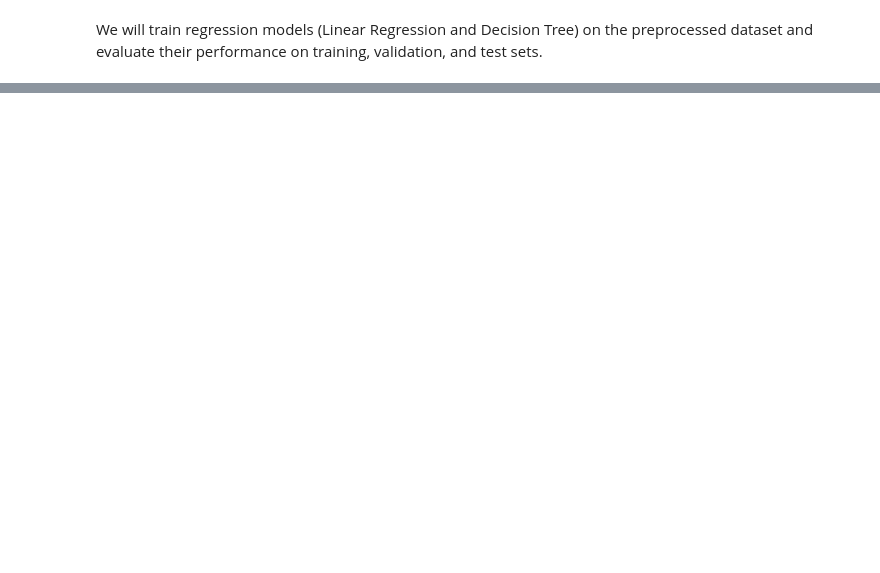
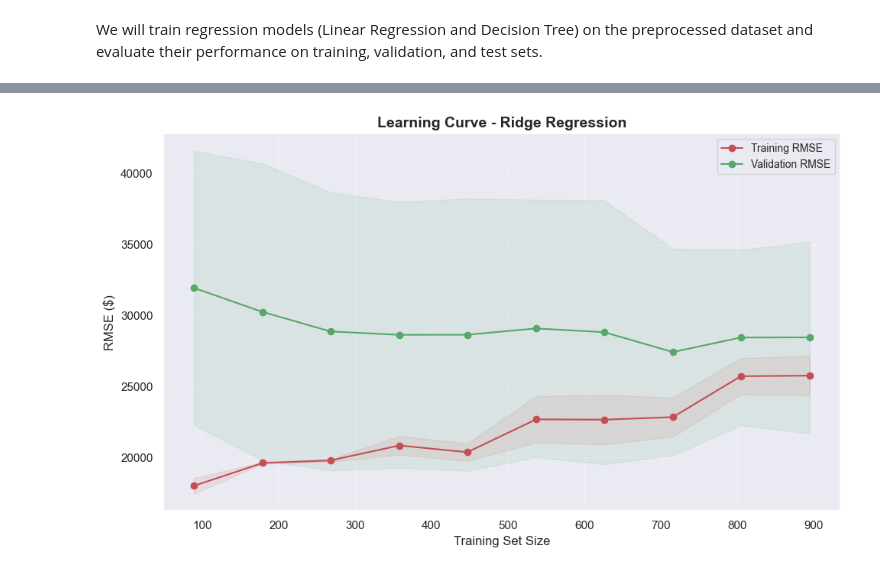
Before and after one commit to haydenpham/CS4120-MLProject, a Jupyter notebook: project/src/train_regression_models.ipynb, the cells around one changed output, grey strips where cells are left out. Cells and saved outputs as stored; diff of their text form; code cells hidden in the pictures; blank space fills up the shorter version.

Commit message:
Updated notebook files, added .py file for regression tasks, updated plots, removed old notebook files

```diff
--- a/project/src/train_regression_models.ipynb
+++ b/project/src/train_regression_models.ipynb
@@ -65 +35,4 @@ Test: 292 rows
+# %%
+# Step 1: Load the data
+train_data = pd.read_csv('../data/train.csv')
 # %%
@@ -455,0 +357,15 @@ Test R^2:  0.5783
+# %%
+# Step 7: Ridge Regression, Test on test set and report
+print("\nEvaluating on test set...")
+y_test_pred_lr = best_model_lr.predict(X_test)
+test_rmse_lr = np.sqrt(mean_squared_error(y_test, y_test_pred_lr))
+test_mae_lr = mean_absolute_error(y_test, y_test_pred_lr)
+test_r2_lr = r2_score(y_test, y_test_pred_lr)
+
+print("\n" + "="*50)
+print("TEST SET PERFORMANCE")
+print("="*50)
+print(f"  RMSE: ${test_rmse_lr:,.2f}")
+print(f"  R² Score: {test_r2_lr:.4f}")
+print(f"  Mean Absolute Error: ${test_mae_lr:,.2f}")
+print(f"  Median Absolute Error: ${np.median(np.abs(y_test - y_test_pred_lr)):,.2f}")
@@ -455,0 +407,76 @@ Test R^2:  0.5783
+# %%
+# Step 8: Ridge Regression Learning Curve with RMSE
+with mlflow.start_run(run_name="Ridge_Regression"):
+    mlflow.log_param("model_type", "Ridge")
+    mlflow.log_param("cv_folds", 4)
+    mlflow.log_param("test_size", 0.2)
+    mlflow.log_param("random_state", 42)
+    mlflow.log_params({f"best_{k}": v for k, v in grid_search_lr.best_params_.items()})
+    mlflow.log_metric("cv_rmse", best_cv_lr)
+    mlflow.log_metric("train_rmse", train_rmse_lr)
+    mlflow.log_metric("train_mae", train_mae_lr)
+
+
+print("\nGenerating learning curve...")
+
+# Calculate learning curve
+train_sizes, train_scores, val_scores = learning_curve(
+    best_model_lr,
+    X_train,
+    y_train,
+    cv=5,
+    scoring='neg_mean_squared_error',
+    train_sizes=np.linspace(0.1, 1.0, 10),
+    n_jobs=-1,
+    random_state=42
+)
+
+# Convert to RMSE
+train_rmse_scores = np.sqrt(-train_scores)
+val_rmse_scores = np.sqrt(-val_scores)
+
+# Calculate mean and std
+train_rmse_mean = np.mean(train_rmse_scores, axis=1)
+train_rmse_std = np.std(train_rmse_scores, axis=1)
+val_rmse_mean = np.mean(val_rmse_scores, axis=1)
+val_rmse_std = np.std(val_rmse_scores, axis=1)
+
+# Plot learning curve
+plt.figure(figsize=(10, 6))
+plt.plot(train_sizes, train_rmse_mean, 'o-', color='r', label='Training RMSE')
+plt.fill_between(train_sizes,
+                 train_rmse_mean - train_rmse_std,
+                 train_rmse_mean + train_rmse_std,
+                 alpha=0.1, color='r')
+
+plt.plot(train_sizes, val_rmse_mean, 'o-', color='g', label='Validation RMSE')
+plt.fill_between(train_sizes,
+                 val_rmse_mean - val_rmse_std,
+                 val_rmse_mean + val_rmse_std,
+                 alpha=0.1, color='g')
+
+plt.xlabel('Training Set Size', fontsize=12)
+plt.ylabel('RMSE ($)', fontsize=12)
+plt.title('Learning Curve - Ridge Regression', fontsize=14, fontweight='bold')
+plt.legend(loc='best', fontsize=10)
+plt.grid(True, alpha=0.3)
+plt.tight_layout()
+mlflow.log_figure(plt.gcf(), 'lr_learning_curve.png')
+plt.show()
+
+print("\nLearning curve generated successfully!")
+
+#Linear Regression Visualizations
+
+# Residual histogram
+residuals = y_test - y_test_pred_lr
+plt.figure(figsize=(8,4))
+sns.histplot(residuals, bins=50, kde=True, color='C0')
+plt.axvline(0, color='red', linestyle='--')
+plt.xlabel('Residual (True - Pred)')
+plt.title('Residual Histogram Ridge Regression(Test Set)')
+plt.tight_layout()
+mlflow.log_figure(plt.gcf(), 'lr_residual_histogram.png')
+plt.show()
+mlflow.end_run()
+# %% [output]
@@ -455,0 +484 @@ Test R^2:  0.5783
+[figure, added]
```
Also changed, not shown: parts of 32 cells of this notebook, 8 other files.
